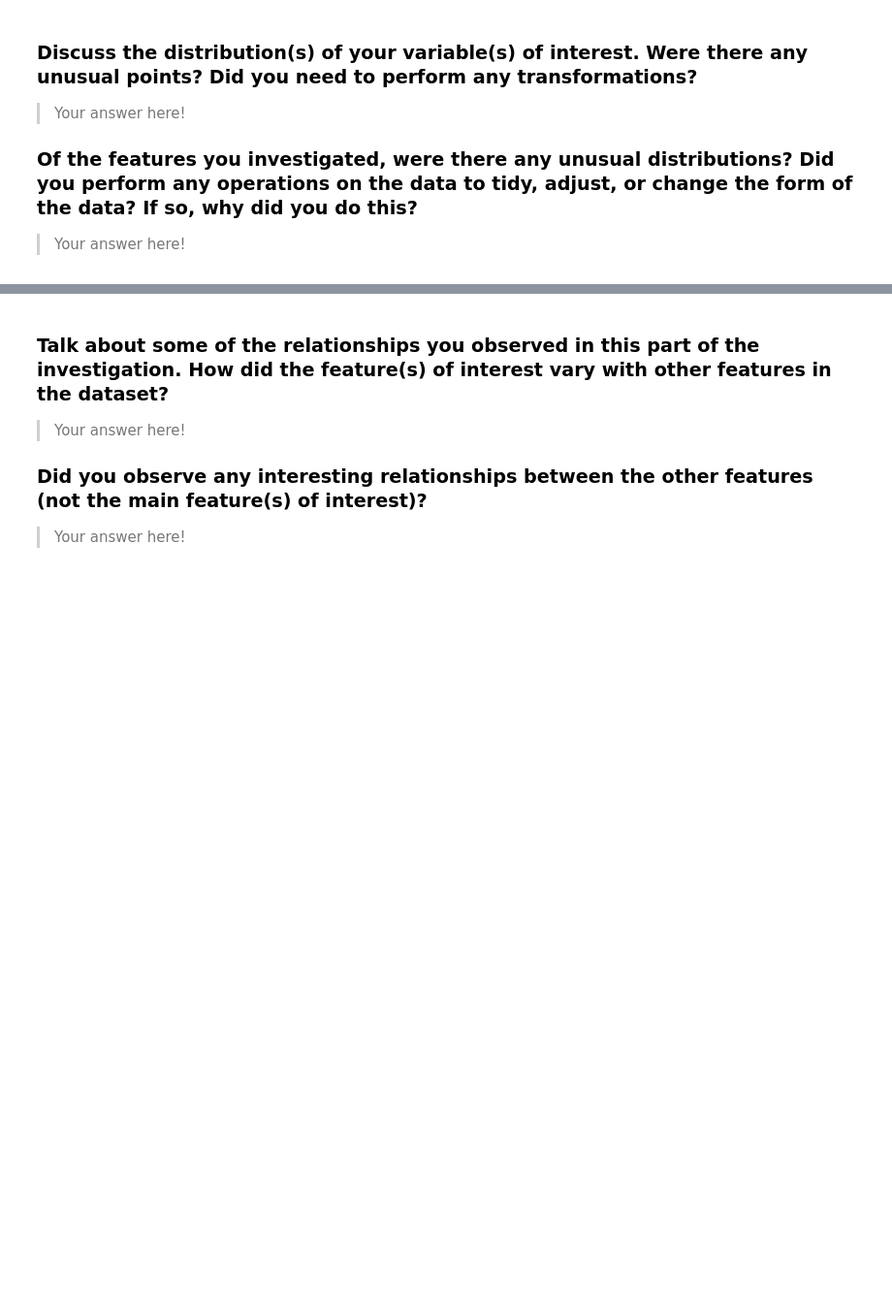
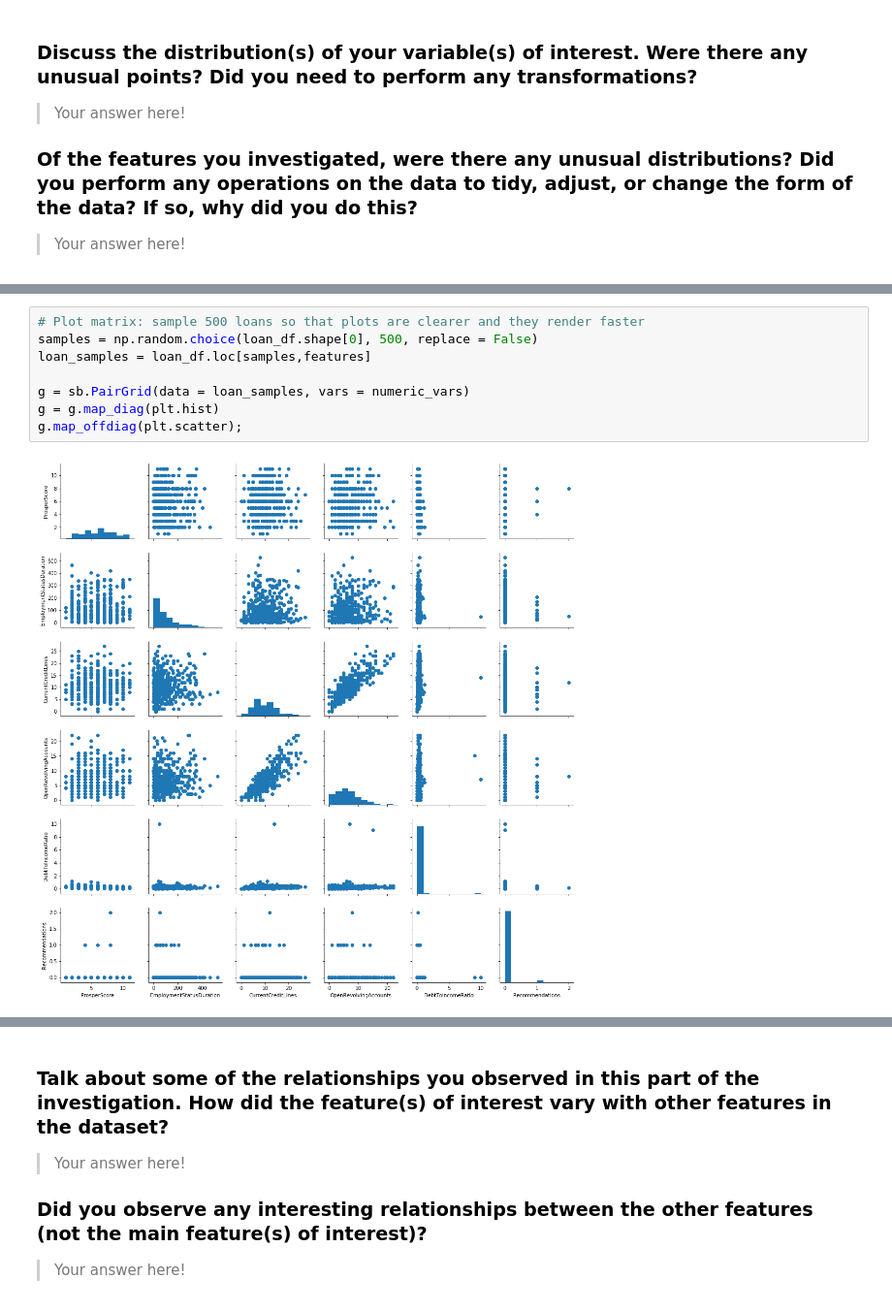
Before and after one commit to Ali-Elganzory/prosper-loans, a Jupyter notebook: prosperLoan_data_exploration.ipynb, the cells around one changed output, grey strips where cells are left out. Shown at 97% size. Cells and saved outputs as stored; diff of their text form; blank space fills up the shorter version.

```diff
--- a/prosperLoan_data_exploration.ipynb
+++ b/prosperLoan_data_exploration.ipynb
@@ -384,0 +418,10 @@ fashion in the previous section (univariate exploration).
+# %%
+# Plot matrix: sample 500 loans so that plots are clearer and they render faster
+samples = np.random.choice(loan_df.shape[0], 500, replace = False)
+loan_samples = loan_df.loc[samples,features]
+
+g = sb.PairGrid(data = loan_samples, vars = numeric_vars)
+g = g.map_diag(plt.hist)
+g.map_offdiag(plt.scatter);
+# %% [output]
+[figure, added]
```
Also changed, not shown: parts of 26 cells of this notebook.
